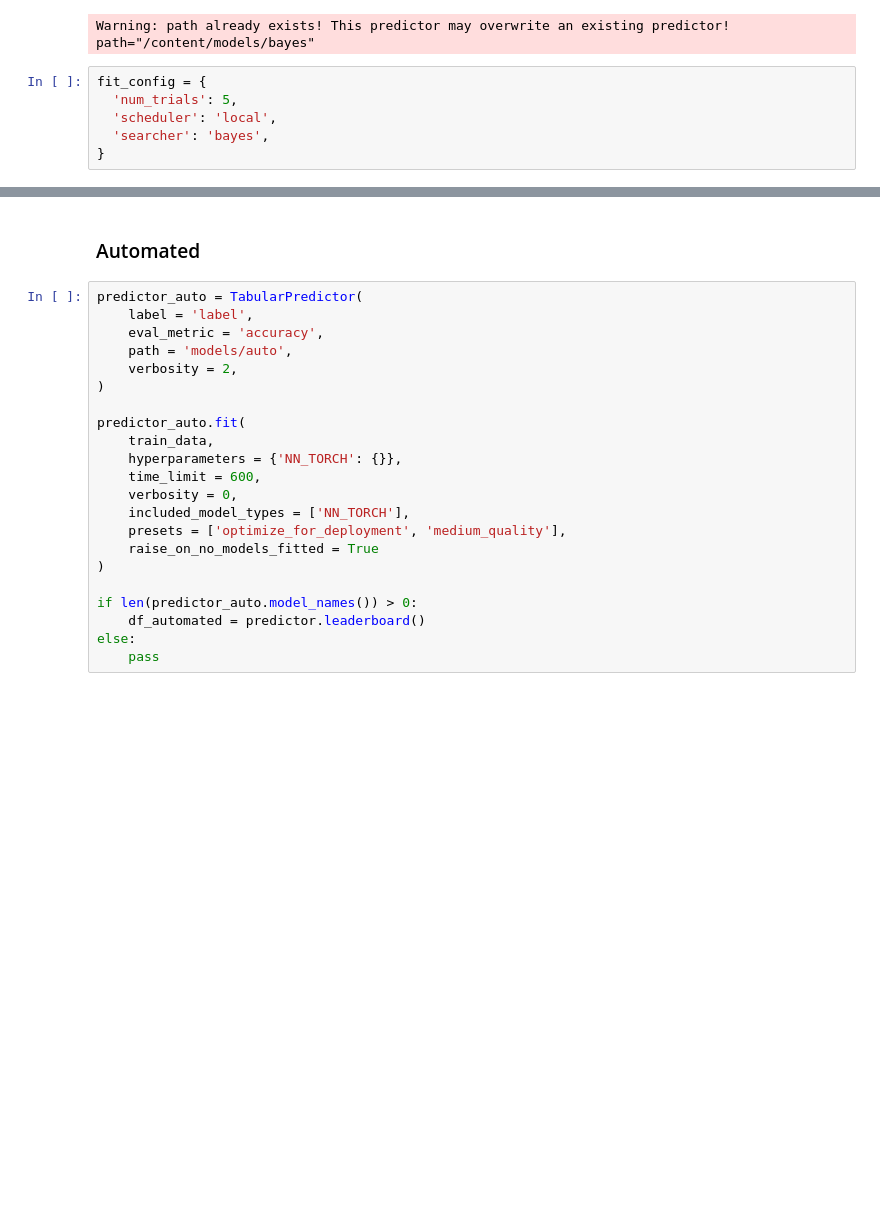
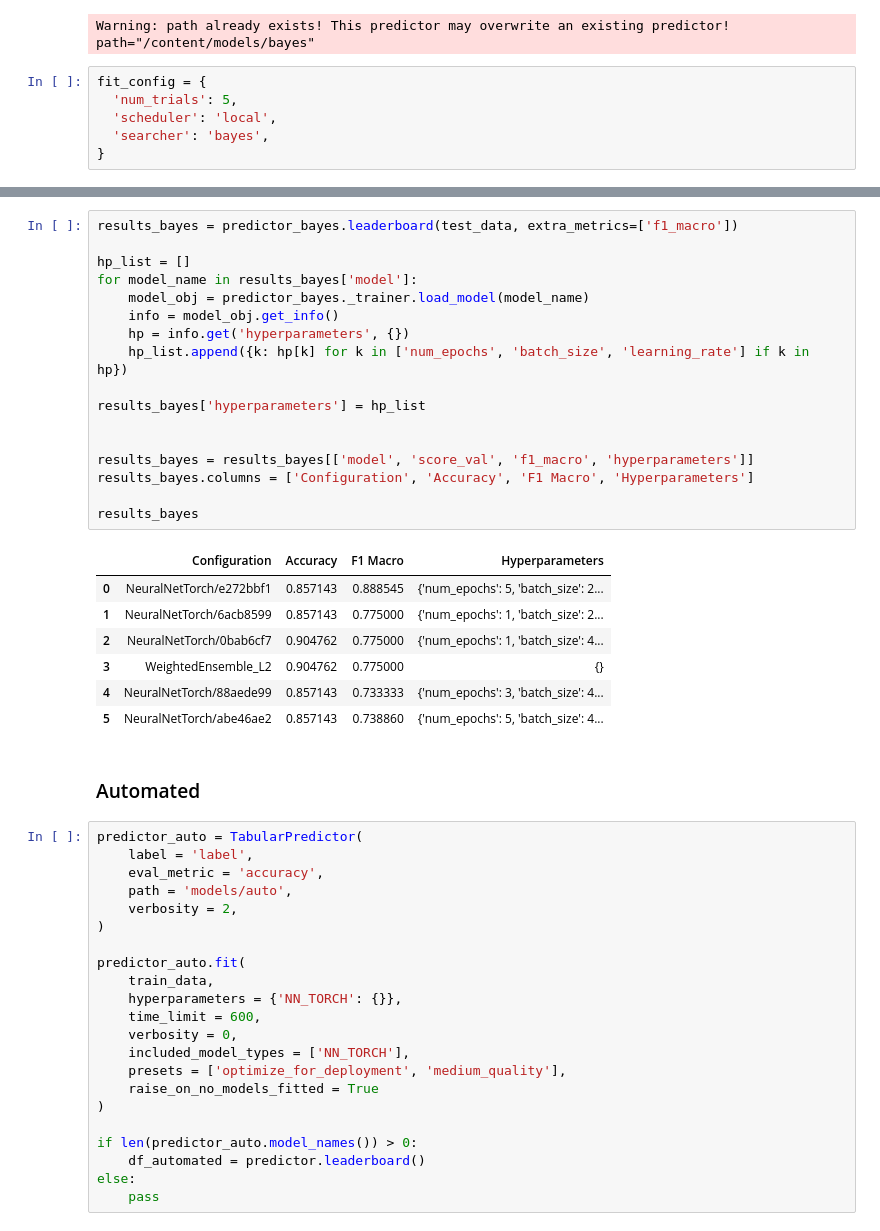
Before and after one commit to nikhil-405/stt-ai-06, a Jupyter notebook: section_02.ipynb, the cells around one changed output, grey strips where cells are left out. Drawn from its saved outputs; the diff is of its cells as text; blank space fills up the shorter version.

```diff
--- a/section_02.ipynb
+++ b/section_02.ipynb
@@ -714,6 +993,31 @@ df_bayes
  8        True         10
  9        True          7
  10       True          3  }
+# %%
+results_bayes = predictor_bayes.leaderboard(test_data, extra_metrics=['f1_macro'])
+
+hp_list = []
+for model_name in results_bayes['model']:
+    model_obj = predictor_bayes._trainer.load_model(model_name)
+    info = model_obj.get_info()
+    hp = info.get('hyperparameters', {})
+    hp_list.append({k: hp[k] for k in ['num_epochs', 'batch_size', 'learning_rate'] if k in hp})
+
+results_bayes['hyperparameters'] = hp_list
+
+
+results_bayes = results_bayes[['model', 'score_val', 'f1_macro', 'hyperparameters']]
+results_bayes.columns = ['Configuration', 'Accuracy', 'F1 Macro', 'Hyperparameters']
+
+results_bayes
+# %% [output]
+|  | Configuration | Accuracy | F1 Macro | Hyperparameters |
+| 0 | NeuralNetTorch/e272bbf1 | 0.857143 | 0.888545 | {'num_epochs': 5, 'batch_size': 2... |
+| 1 | NeuralNetTorch/6acb8599 | 0.857143 | 0.775000 | {'num_epochs': 1, 'batch_size': 2... |
+| 2 | NeuralNetTorch/0bab6cf7 | 0.904762 | 0.775000 | {'num_epochs': 1, 'batch_size': 4... |
+| 3 | WeightedEnsemble_L2 | 0.904762 | 0.775000 | {} |
+| 4 | NeuralNetTorch/88aede99 | 0.857143 | 0.733333 | {'num_epochs': 3, 'batch_size': 4... |
+| 5 | NeuralNetTorch/abe46ae2 | 0.857143 | 0.738860 | {'num_epochs': 5, 'batch_size': 4... |
 # %% [markdown]
 ### Automated
 # %%
```
Also changed, not shown: parts of 28 cells of this notebook.
